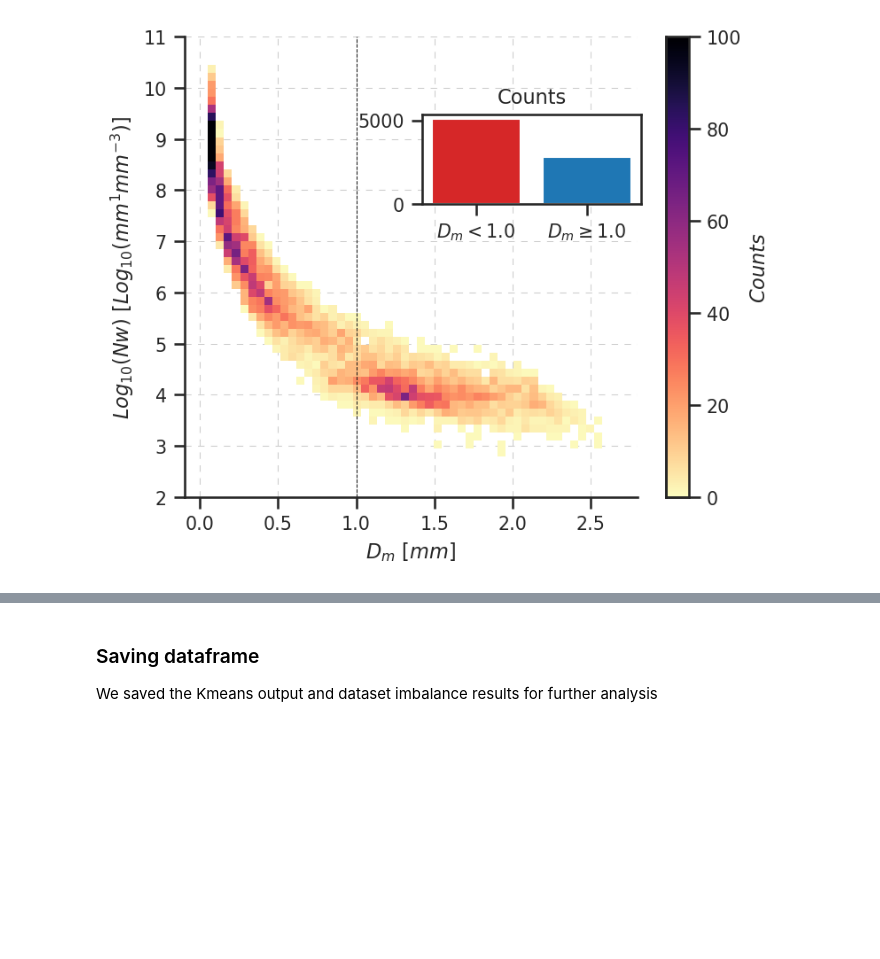
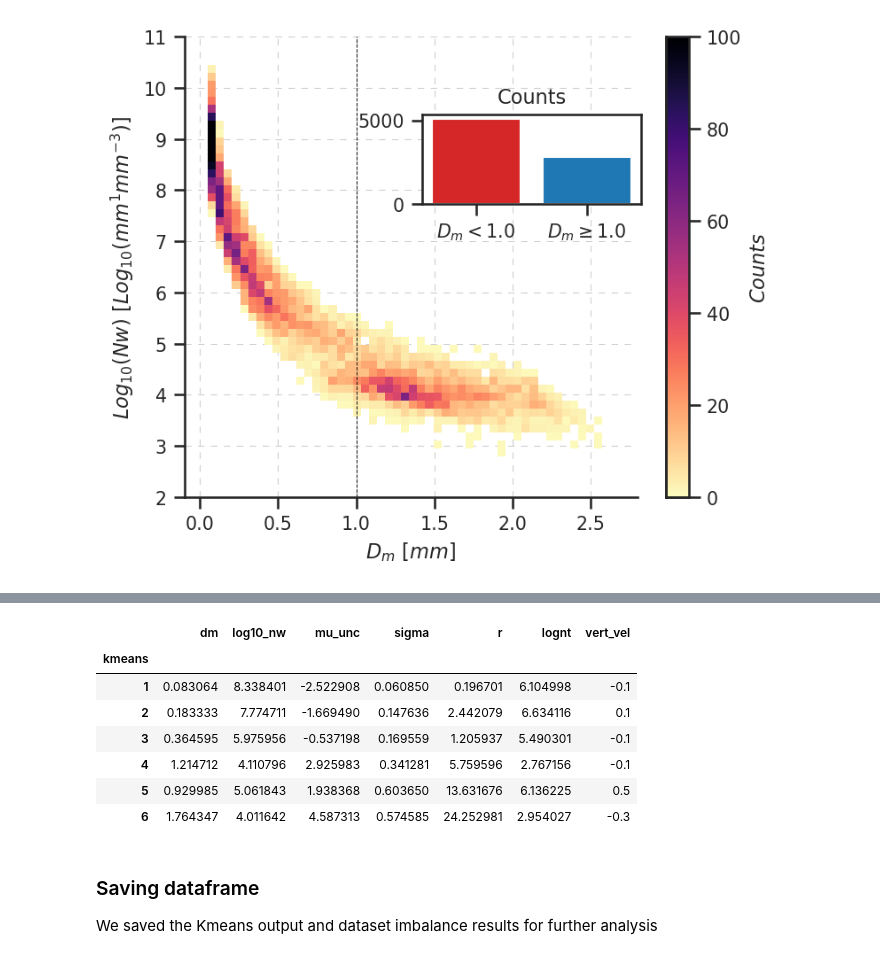
Before and after one commit to aladinor/Ladino_et_al_2025_DNN_PSD_retrieval, a Jupyter notebook: notebooks/1.K-means-psd.ipynb, the cells around one changed output, grey strips where cells are left out. Cells and saved outputs as stored; diff of their text form; code cells hidden in the pictures; blank space fills up the shorter version.

```diff
--- a/notebooks/1.K-means-psd.ipynb
+++ b/notebooks/1.K-means-psd.ipynb
@@ -41,8 +43,8 @@ dt_camp2ex = datatree.open_datatree(path_data, engine='zarr', consolidated=True)
 # %%
 # display(dt_camp2ex['Lear'].ds)
 ds_lear = dt_camp2ex['Lear'].ds.copy()
-ds_lear['aircraft'] = ('time', np.zeros_like(ds_lear.Att_ku.values))
+ds_lear['aircraft'] = ('time', np.zeros_like(ds_lear.Att_ka.values))
 # %%
 # display(dt_camp2ex['P3B'].ds)
 ds_p3 = dt_camp2ex['P3B'].ds.copy()
-ds_p3['aircraft'] = ('time', np.ones_like(ds_p3.Att_ku.values))
+ds_p3['aircraft'] = ('time', np.ones_like(ds_p3.Att_ka.values))
@@ -54,12 +51,11 @@ cols = ['sigma', 'dm', 'log10_nw', 'r', 'nt', 'lwc_cum', 'dbz_t_ku', 'dbz_t_ka',
 # %% [markdown]
 Now we can merge both datasets into a single `Xarray.Dataset`
 # %%
-ds = xr.concat([ds_lear[cols], ds_p3[cols]], dim='time')
+ds = xr.concat([ds_lear.drop_dims('diameter'), ds_p3.drop_dims('diameter')], dim='time')
 # %% [markdown]
 We discarded data with Liquid Water Content  $LWC <=0.05 gm^{-3}$ (Lance et at., 2010, Gupta et al 2021) and take $log_{10}$ of rainfall rate (r), total number concentration (nt) and liquid water content (lwc_cum)
 # %%
 ds = ds.where(ds.lwc_cum > 0.05, drop=True)
-ds = ds
 ds['logr'] = np.log10(ds.r)
 ds['lognt'] = np.log10(ds.nt)
 ds['loglwc'] = np.log10(ds.lwc_cum)
@@ -306,3 +313,14 @@ Text(0.5, 1.0, 'Counts')
+# %%
+df[['kmeans', 'dm','log10_nw', 'mu_unc', 'sigma', 'r', 'lognt', 'vert_vel']].groupby('kmeans').median()
+# %% [output]
+|  | dm | log10_nw | mu_unc | sigma | r | lognt | vert_vel |
+| kmeans |  |  |  |  |  |  |  |
+| 1 | 0.083064 | 8.338401 | -2.522908 | 0.060850 | 0.196701 | 6.104998 | -0.1 |
+| 2 | 0.183333 | 7.774711 | -1.669490 | 0.147636 | 2.442079 | 6.634116 | 0.1 |
+| 3 | 0.364595 | 5.975956 | -0.537198 | 0.169559 | 1.205937 | 5.490301 | -0.1 |
+| 4 | 1.214712 | 4.110796 | 2.925983 | 0.341281 | 5.759596 | 2.767156 | -0.1 |
+| 5 | 0.929985 | 5.061843 | 1.938368 | 0.603650 | 13.631676 | 6.136225 | 0.5 |
+| 6 | 1.764347 | 4.011642 | 4.587313 | 0.574585 | 24.252981 | 2.954027 | -0.3 |
 # %% [markdown]
 ### Saving dataframe
 
```
Also changed, not shown: parts of 29 cells of this notebook.
